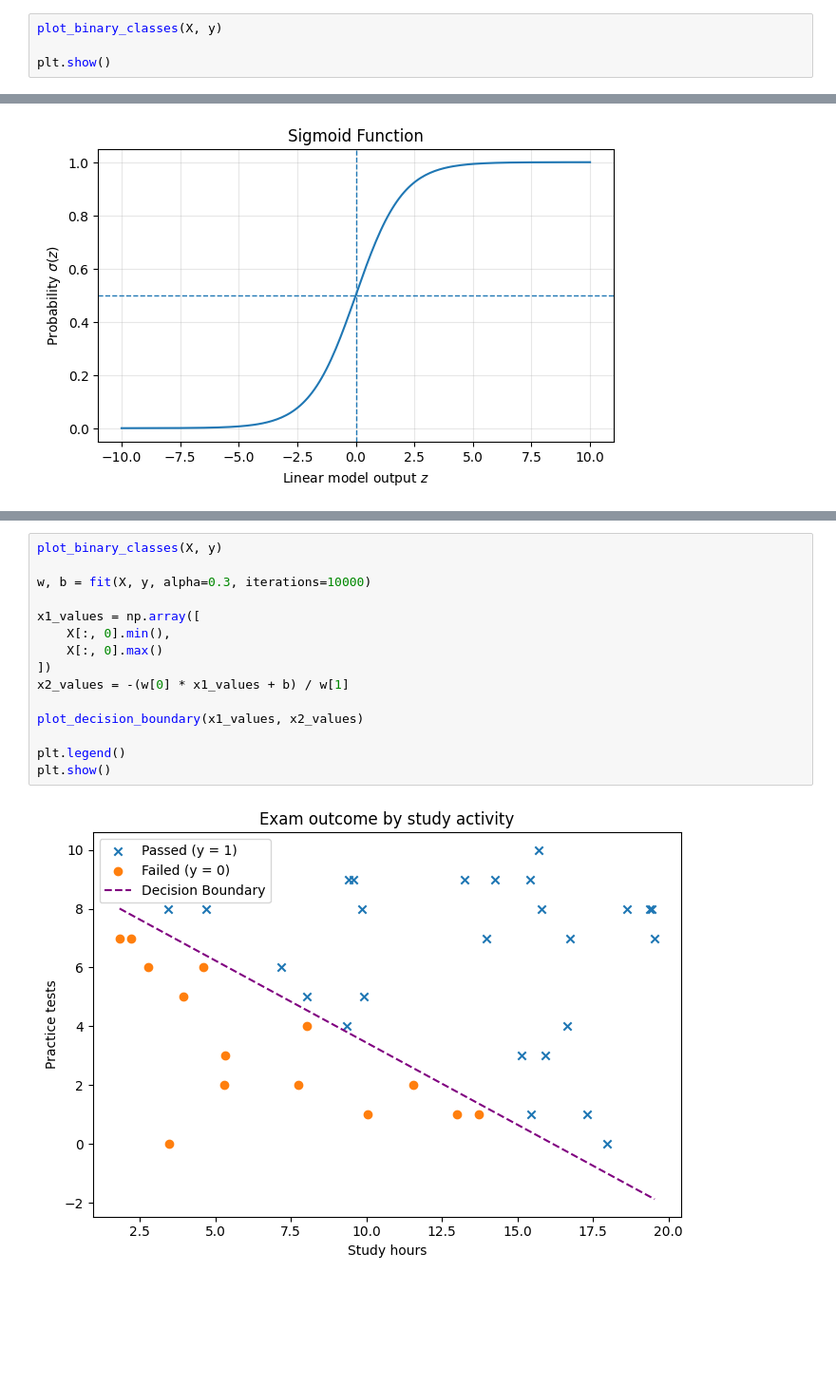
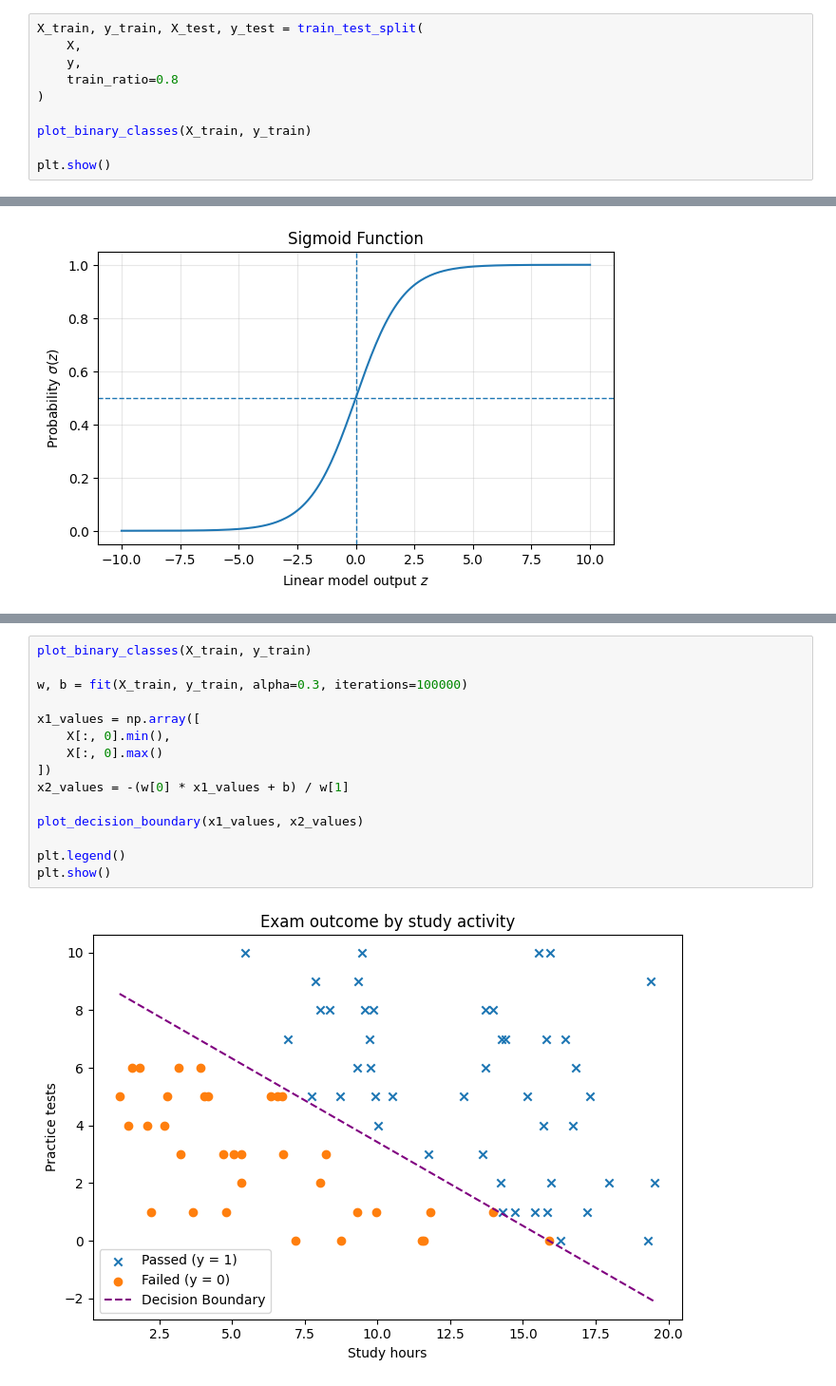
Before and after one commit to MonasteryStudent/ml-from-scratch, a Jupyter notebook: notebooks/03_logistic_regression/logistic_regression.ipynb, the cells around one changed output, grey strips where cells are left out. Shown at 95% size. Cells and saved outputs as stored; diff of their text form; blank space fills up the shorter version.

```diff
--- a/notebooks/03_logistic_regression/logistic_regression.ipynb
+++ b/notebooks/03_logistic_regression/logistic_regression.ipynb
@@ -63,5 +69,11 @@ Before moving on to the next chapter, run the following code cell to visualize t
 # %%
-plot_binary_classes(X, y)
+X_train, y_train, X_test, y_test = train_test_split(
+    X,
+    y,
+    train_ratio=0.8
+)
+
+plot_binary_classes(X_train, y_train)
 
 plt.show()
 # %% [output]
@@ -204,20 +214,20 @@ To make it more intuitive how the decision boundary separates the feature space
 # %%
-plot_binary_classes(X, y)
+plot_binary_classes(X_train, y_train)
 
-w, b = fit(X, y, alpha=0.3, iterations=10000)
+w, b = fit(X_train, y_train, alpha=0.3, iterations=100000)
 
 x1_values = np.array([
     X[:, 0].min(),
     X[:, 0].max()
 ])
 x2_values = -(w[0] * x1_values + b) / w[1]
 
 plot_decision_boundary(x1_values, x2_values)
 
 plt.legend()
 plt.show()
 # %% [output]
-[figure, old version]
+[figure, new version]
 # %% [markdown]
 Let me explain what we did in the previous code cell to visualize the decision boundary.
 
```
Also changed, not shown: parts of 14 cells of this notebook, 2 other files.
